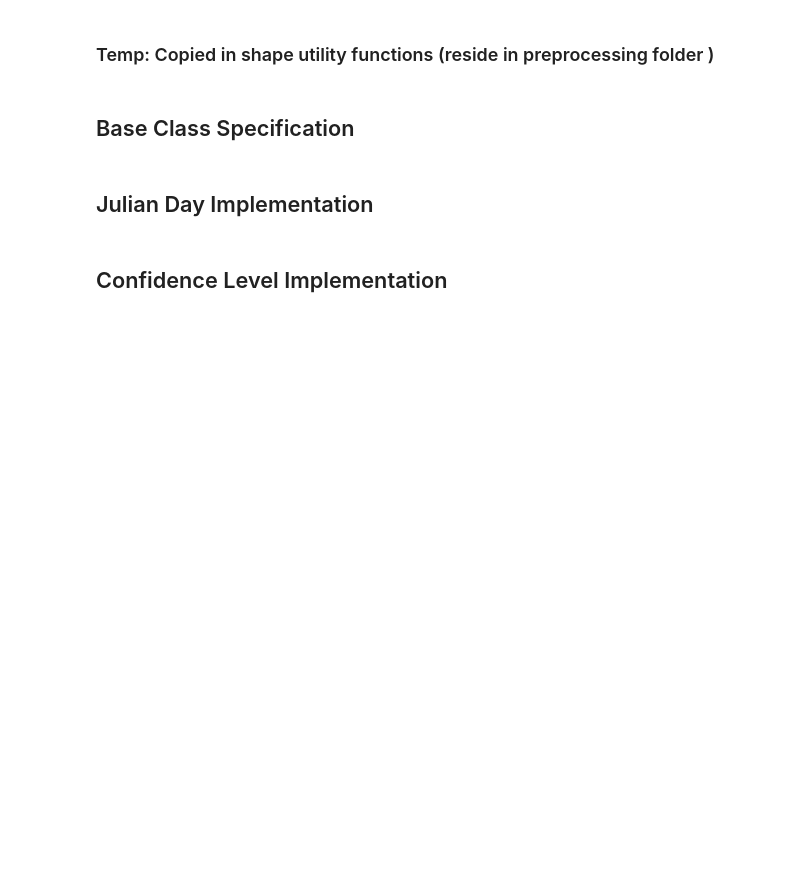
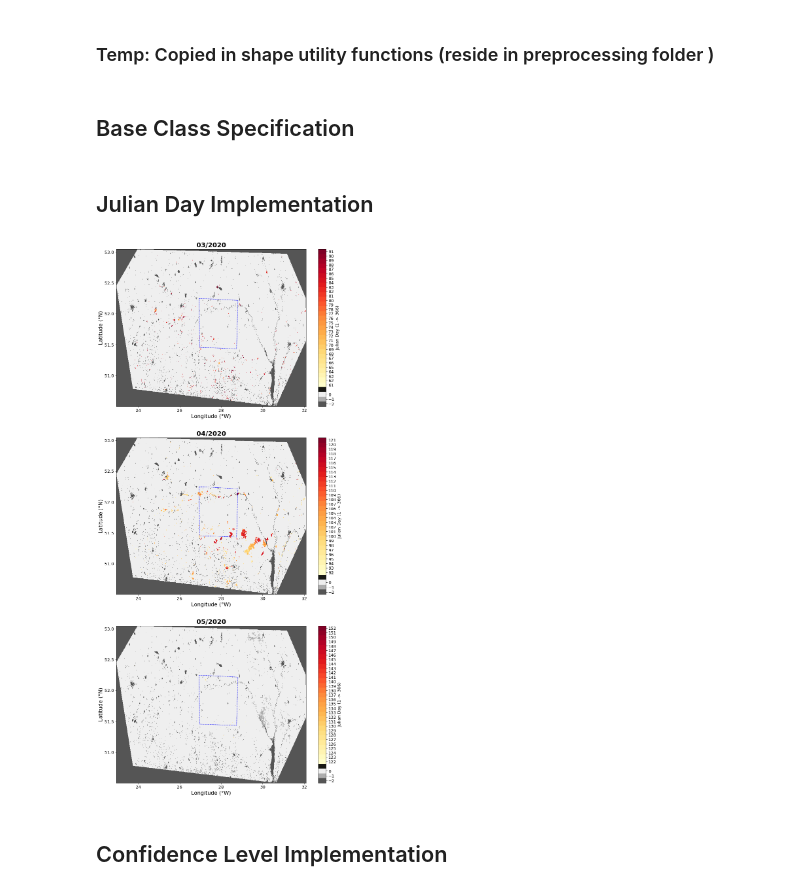
Before and after one commit to ai4er-cdt/WildfireDistribution, a Jupyter notebook: notebooks/exploratory/1.0_hc_modis_preprocessing.ipynb, the cells around one changed output. Drawn from its saved outputs; the diff is of its cells as text; code cells hidden in the pictures; blank space fills up the shorter version.

Commit message:
Adds binarize and plot methods

```diff
--- a/notebooks/exploratory/1.0_hc_modis_preprocessing.ipynb
+++ b/notebooks/exploratory/1.0_hc_modis_preprocessing.ipynb
@@ -107,6 +124,9 @@ class PP_ModisFireCCI():
 
     #: DataArray used to store the relevant MODIS data.
     data = None
+
+    #: Binary flag signifying that data has been mapped to 0/1
+    binary_flag = False
 
 
     def __init__(
@@ -143,14 +163,20 @@ class PP_ModisFireCCI():
         self.data = xr.concat(dataArrays, dim='date')
 
 
-    def crop(self, shape_root, zero_remap):
+    def crop(self, shape_root, zero_remap=0):
         """Crop the whole dataset spatially according to some shape files.
 
         Args:
             shape_root: shape file (.shp) path
             zero_remap: the new value that elements outside the spatial bounds (but not dropped from the output
                         DataArray) are mapped to after the crop has occurred
+
+        Raises:
+            ValueError: if object has not been populated with data before this function is called.
         """
+
+        if self.data is None:
+            raise ValueError("The data is = None. Try calling 'populate' to assign the object data before making this call.")
 
         # Call the relevant utility function
         self.data = crop_data_spatially(self.data, shape_root, zero_remap)
@@ -231,2 +299,7 @@ test_obj.crop("Shape Files/whole_map.shp", -2)
+# %%
+date_list = ["202003","202004","202005"]
+test_obj.plot(date_list, "Shape Files/Project_area.shp")
+# %% [output]
+[figure, added]
 # %% [markdown]
 ## Confidence Level Implementation
```
Also changed, not shown: parts of 6 cells of this notebook.
